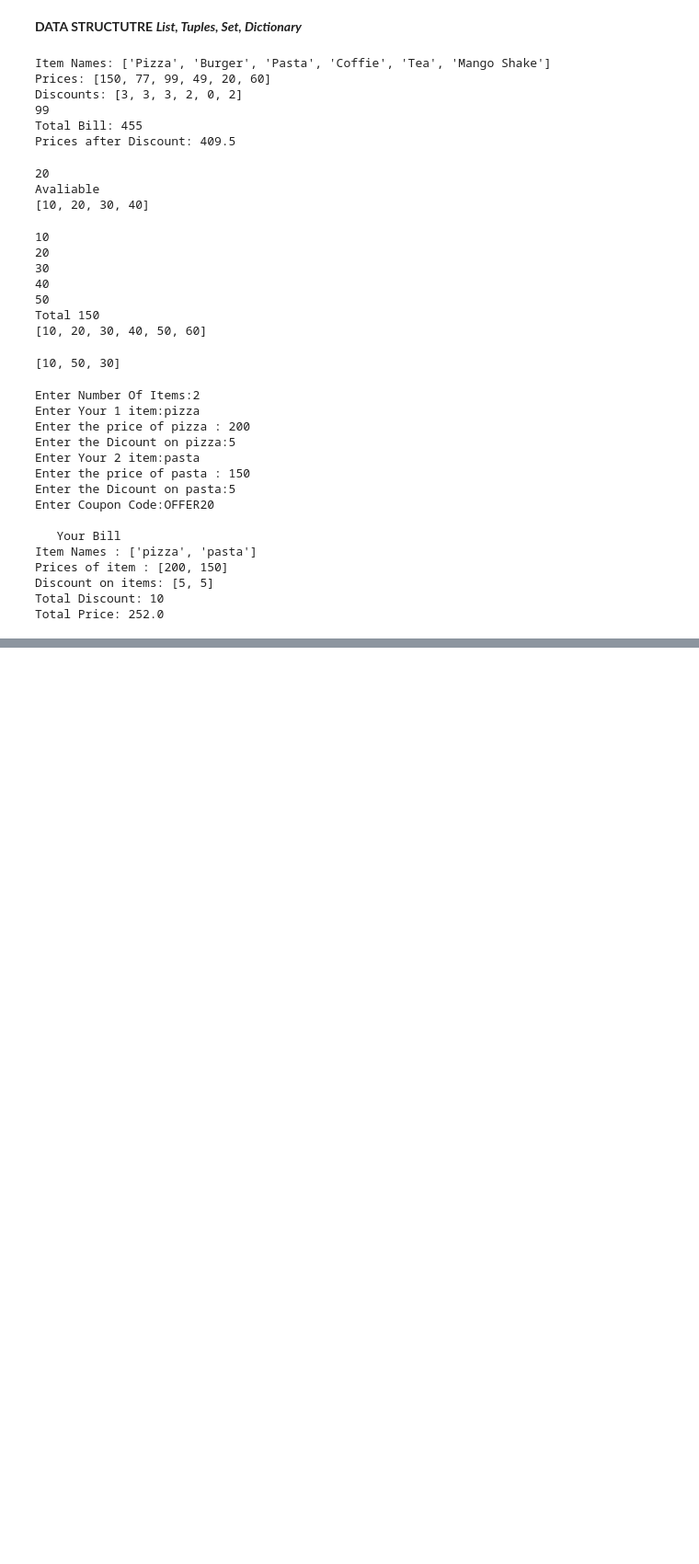
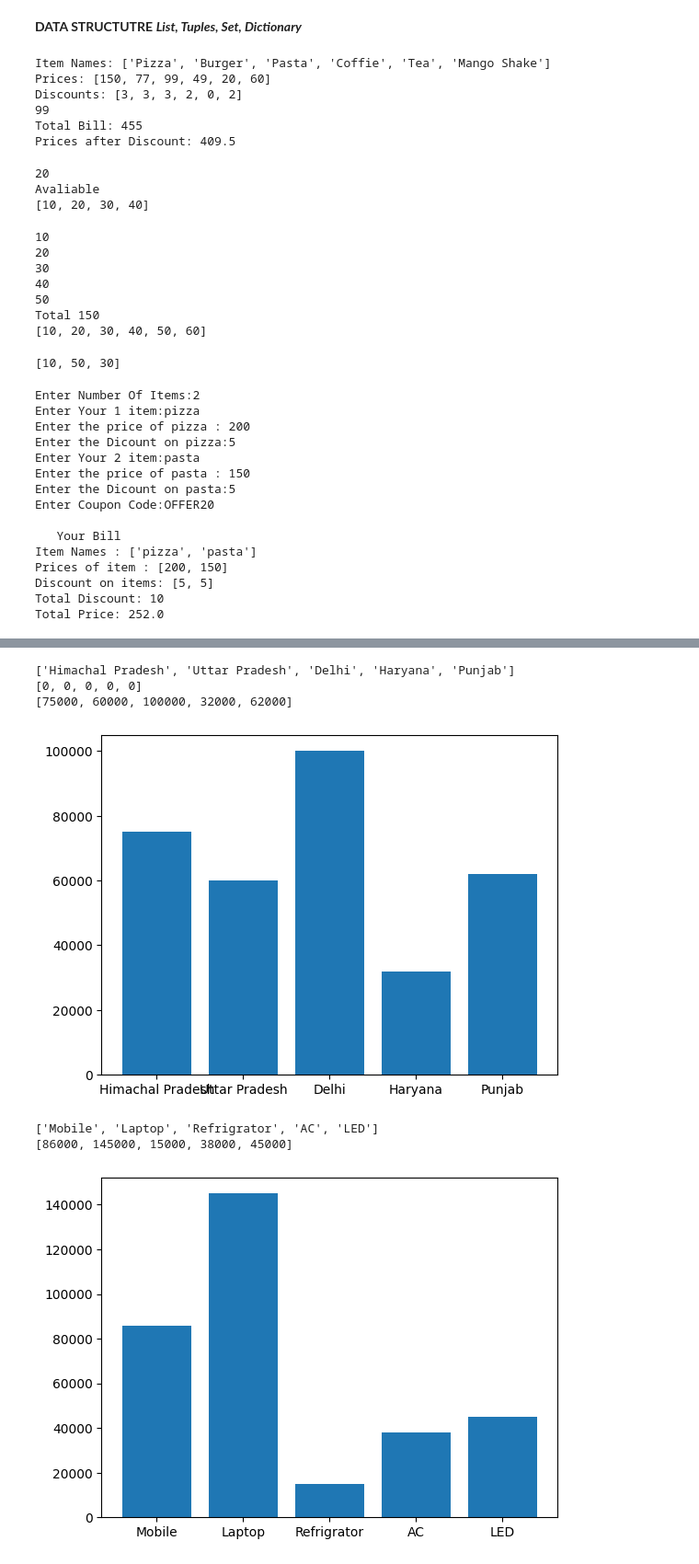
Before and after one commit to SahilKumar-003/Python_Tutor, a Jupyter notebook: Data_Structure.ipynb, the cells around one changed output, grey strips where cells are left out. Shown at 92% size. Cells and saved outputs as stored; diff of their text form; code cells hidden in the pictures; blank space fills up the shorter version.

```diff
--- a/Data_Structure.ipynb
+++ b/Data_Structure.ipynb
@@ -159,7 +159,6 @@ if apply_coupen in coupens :
   index = coupens.index(apply_coupen)
   paying_price = final_price - (final_price*coupen_discount[index])/100
 else:
-  no_cupon = "No cupon applied"
   paying_price = final_price
 
 print("\n....Retreat Restaurants....")
@@ -167,7 +166,7 @@ print("       Your Bill           ")
 print("Items Names:",items,"\nPrice of Items :",prices,"\nDiscount Given on items:",discounts)
 print("Price After Discount :",price_after_discount)
 print("Total Price:",total_price)
-print("Payable Price:",paying_price)
-print(no_cupon)
+print("Payable Price:",final_price)
+print("Price After Cupon:",paying_price)
 # %% [output]
 Enter Number of Selected Items:2
@@ -190,0 +190,47 @@ No cupon applied
+# %%
+import matplotlib.pyplot as plt
+customer_name =["Aryan Sharma","Ritesh Thakur","Taniya Kumari","Abhishek Thakur","Ankita Rana","Sakshi Chauhan","Mohan Lal","Anita Kaundal","Anchal Verma","Nitin Dogra"]
+states = ["Himachal Pradesh","Uttar Pradesh","Himachal Pradesh","Delhi","Haryana","Delhi","Punjab","Haryana","Punjab","Himachal Pradesh"]
+products = ["Mobile","Laptop","Mobile","Refrigrator","AC","Laptop","LED","Mobile","Mobile","AC"]
+gender = ["Male","Male","Female","Male","Female","Female","Male","Female","Female","Male"]
+amount = [32000,60000,25000,15000,20000,85000,45000,12000,17000,18000]
+#State Wise Sale
+unique_state = []
+state_wise_sale = []
+for  elements in states:
+  if elements not in unique_state:
+    unique_state.append(elements)
+    state_wise_sale.append(0)
+
+print(unique_state)
+print(state_wise_sale)
+for i in range(len(states)):
+  index = unique_state.index(states[i])           #index will come as 0,1,2
+  state_wise_sale[index] = state_wise_sale[index] + amount[i]
+print(state_wise_sale)
+plt.bar(unique_state,state_wise_sale)
+plt.show()
+
+#products Wise sales
+unique_products = []
+product_wise_sale = []
+for items in products :
+  if items not in unique_products:
+    unique_products.append(items)
+    product_wise_sale.append(0)
+print(unique_products)
+
+for i in range(len(products)):
+  index2 = unique_products.index(products[i])
+  product_wise_sale[index2] = product_wise_sale[index2] + amount[i]
+print(product_wise_sale)
+plt.bar(unique_products,product_wise_sale)
+plt.show()
+# %% [output]
+['Himachal Pradesh', 'Uttar Pradesh', 'Delhi', 'Haryana', 'Punjab']
+[0, 0, 0, 0, 0]
+[75000, 60000, 100000, 32000, 62000]
+[figure, added]
+['Mobile', 'Laptop', 'Refrigrator', 'AC', 'LED']
+[86000, 145000, 15000, 38000, 45000]
+[figure, added]
```
Also changed, not shown: parts of 1 cell of this notebook.
